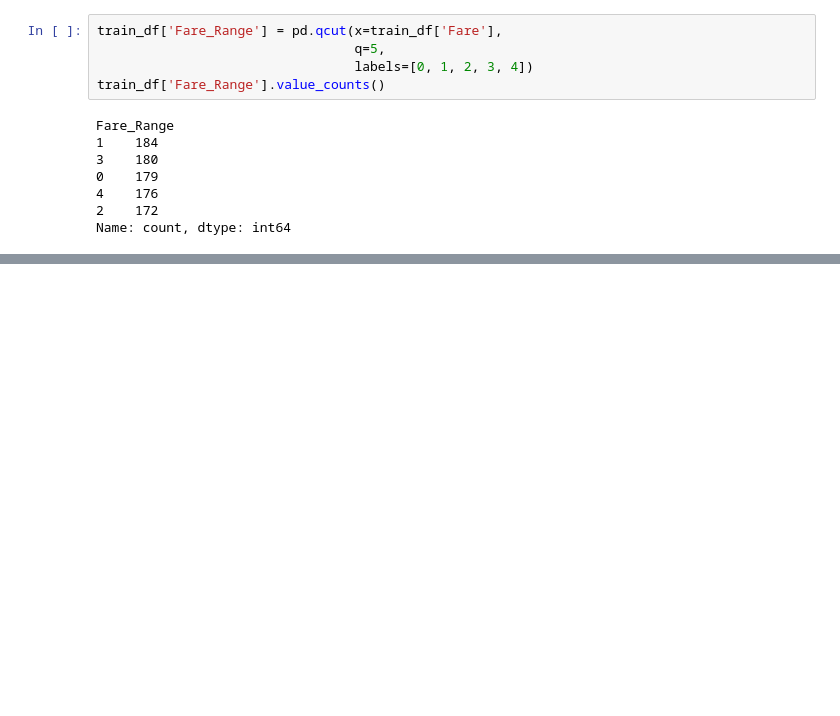
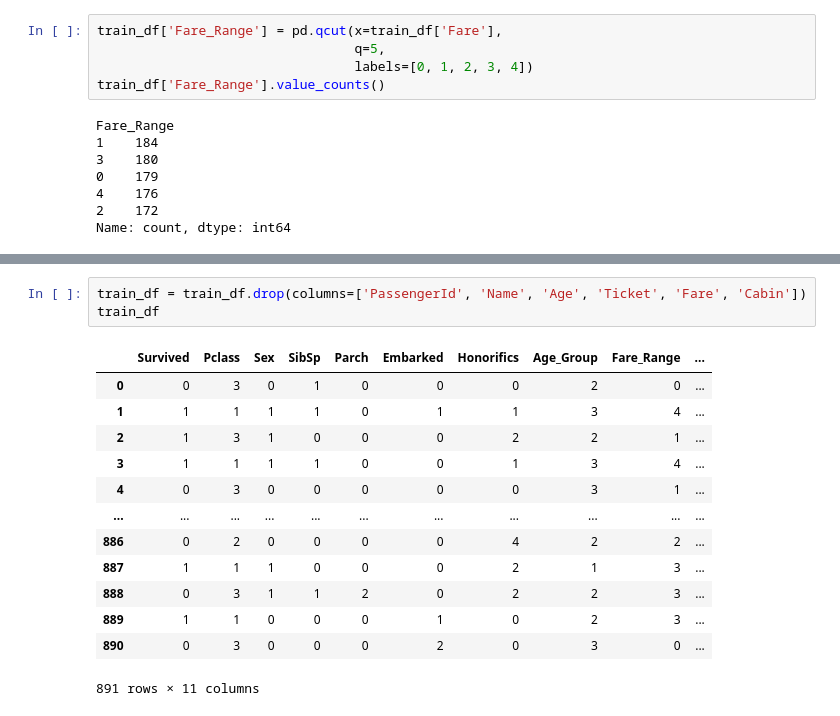
Before and after one commit to SashaCurry/Titanic, a Jupyter notebook: 2_Feature_Engineering.ipynb, the cells around one changed output, grey strips where cells are left out. Cells and saved outputs as stored; diff of their text form; blank space fills up the shorter version.

```diff
--- a/2_Feature_Engineering.ipynb
+++ b/2_Feature_Engineering.ipynb
@@ -220,0 +291,17 @@ Name: count, dtype: int64
+# %%
+train_df = train_df.drop(columns=['PassengerId', 'Name', 'Age', 'Ticket', 'Fare', 'Cabin'])
+train_df
+# %% [output]
+|  | Survived | Pclass | Sex | SibSp | Parch | Embarked | Honorifics | Age_Group | Fare_Range | ... |
+| 0 | 0 | 3 | 0 | 1 | 0 | 0 | 0 | 2 | 0 | ... |
+| 1 | 1 | 1 | 1 | 1 | 0 | 1 | 1 | 3 | 4 | ... |
+| 2 | 1 | 3 | 1 | 0 | 0 | 0 | 2 | 2 | 1 | ... |
+| 3 | 1 | 1 | 1 | 1 | 0 | 0 | 1 | 3 | 4 | ... |
+| 4 | 0 | 3 | 0 | 0 | 0 | 0 | 0 | 3 | 1 | ... |
+| ... | ... | ... | ... | ... | ... | ... | ... | ... | ... | ... |
+| 886 | 0 | 2 | 0 | 0 | 0 | 0 | 4 | 2 | 2 | ... |
+| 887 | 1 | 1 | 1 | 0 | 0 | 0 | 2 | 1 | 3 | ... |
+| 888 | 0 | 3 | 1 | 1 | 2 | 0 | 2 | 2 | 3 | ... |
+| 889 | 1 | 1 | 0 | 0 | 0 | 1 | 0 | 2 | 3 | ... |
+| 890 | 0 | 3 | 0 | 0 | 0 | 2 | 0 | 3 | 0 | ... |
+891 rows × 11 columns
```
Also changed, not shown: parts of 10 cells of this notebook.
